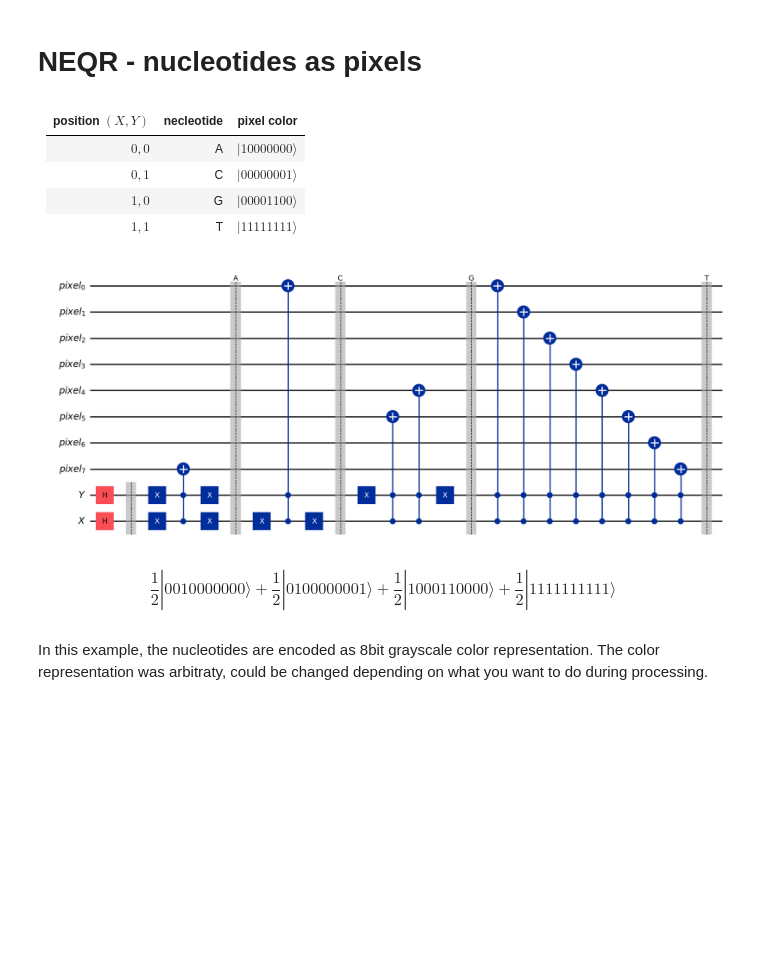
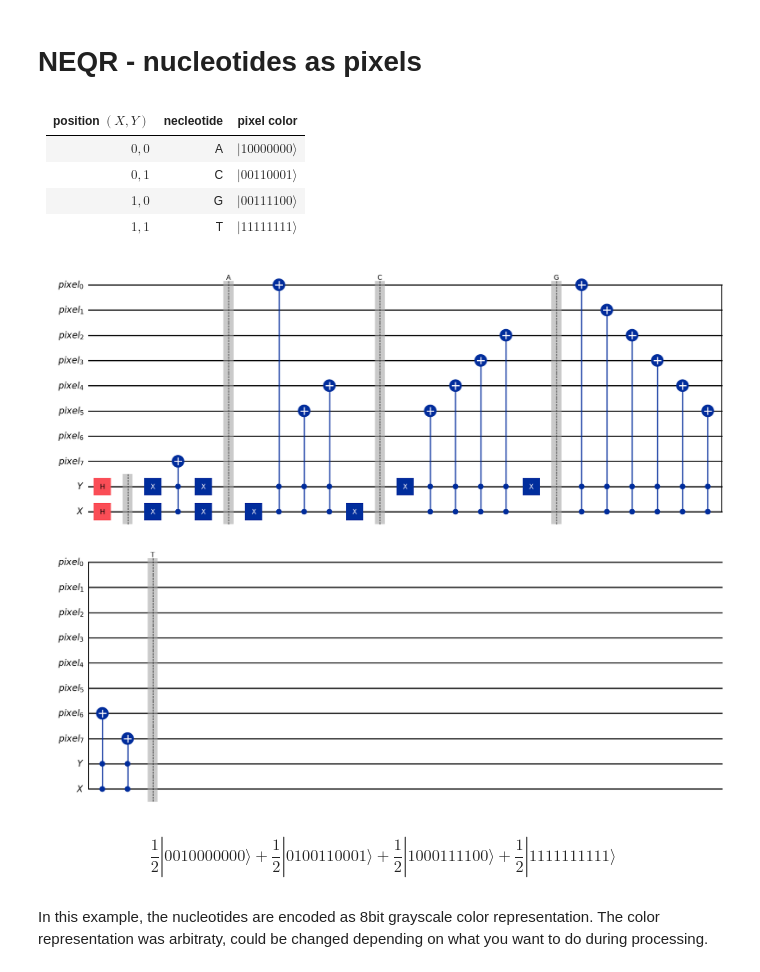
Before and after one commit to Dpbm/dna-image-quantum, a Jupyter notebook: examples.ipynb, the cells around one changed output. Cells and saved outputs as stored; diff of their text form; code cells hidden in the pictures; blank space fills up the shorter version.

Commit message:
finished dna image extraction

```diff
--- a/examples.ipynb
+++ b/examples.ipynb
@@ -13,8 +16,8 @@ sampler = SamplerV2()
 |  position $({X,Y})$  | necleotide | pixel color                   |
 |----------------------|------------|-------------------------------|
 |   ${0,0}$            |     A      |  $|10000000\rangle$           |
-|   ${0,1}$            |     C      |  $|00000001\rangle$           |
-|   ${1,0}$            |     G      |  $|00001100\rangle$           |
+|   ${0,1}$            |     C      |  $|00110001\rangle$           |
+|   ${1,0}$            |     G      |  $|00111100\rangle$           |
 |   ${1,1}$            |     T      |  $|11111111\rangle$           |
 # %%
 X = QuantumRegister(1, name='X')
@@ -29,35 +32,39 @@ qc.h(Y)
 qc.barrier(range(-1,-3,-1))
 
 qc.x(X)
 qc.x(Y)
 qc.ccx(X, Y, pixels[-1])
 qc.x(X)
 qc.x(Y)
 qc.barrier(label="A")
 
 qc.x(X)
 qc.ccx(X,Y, pixels[0])
+qc.ccx(X,Y, pixels[-3])
+qc.ccx(X,Y, pixels[-4])
 qc.x(X)
 qc.barrier(label="C")
 
 
 qc.x(Y)
 qc.ccx(X,Y, pixels[-3])
 qc.ccx(X,Y, pixels[-4])
+qc.ccx(X,Y, pixels[-5])
+qc.ccx(X,Y, pixels[-6])
 qc.x(Y)
 qc.barrier(label="G")
 
 for pixel in pixels:
     qc.ccx(X, Y, pixel)
 qc.barrier(label="T")
 
 
 
 display(qc.draw('mpl'))
 Statevector(qc).draw('latex')
 # %% [output]
-[figure, old version]
+[figure, new version]
-$$\frac{1}{2} |0010000000\rangle+\frac{1}{2} |0100000001\rangle+\frac{1}{2} |1000110000\rangle+\frac{1}{2} |1111111111\rangle$$
+$$\frac{1}{2} |0010000000\rangle+\frac{1}{2} |0100110001\rangle+\frac{1}{2} |1000111100\rangle+\frac{1}{2} |1111111111\rangle$$
 # %% [markdown]
 In this example, the nucleotides are encoded as 8bit grayscale color representation. The color representation was arbitraty, could be changed depending on what you want to do during processing.
 # %% [markdown]
```
Also changed, not shown: parts of 14 cells of this notebook, 2 other files.
